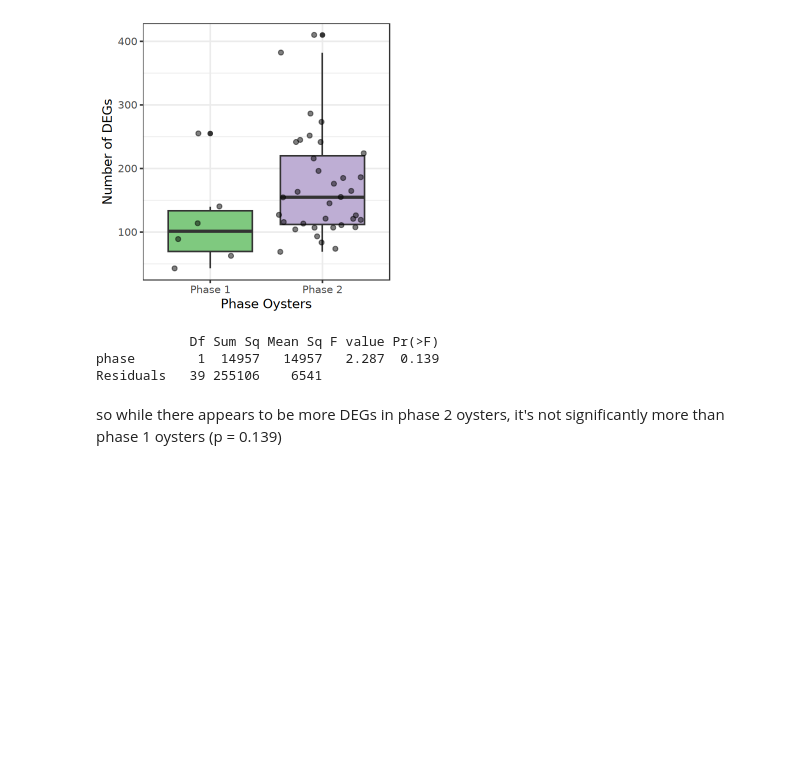
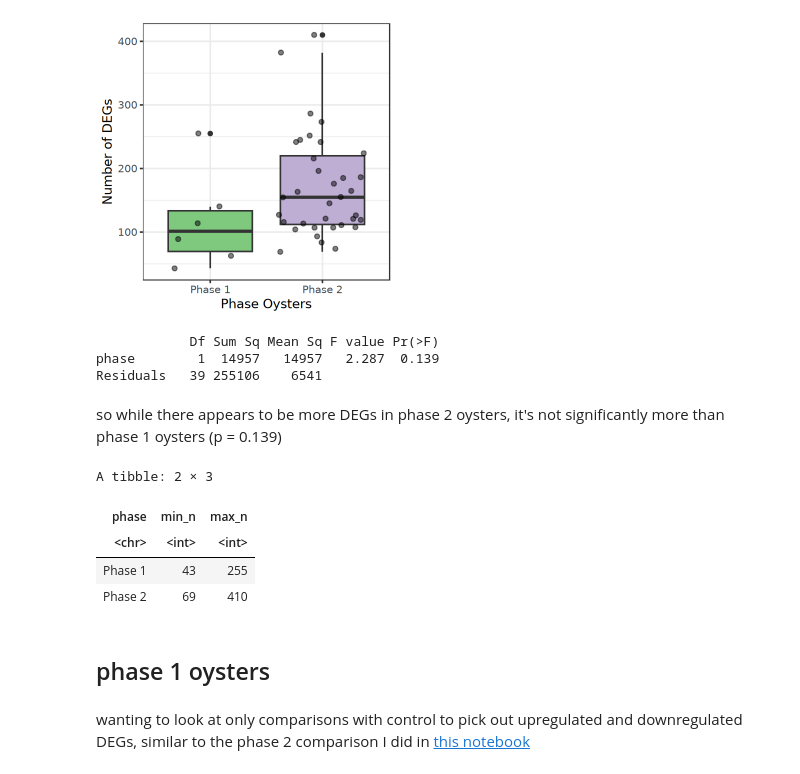
Before and after one commit to jgmcdonough/CE24_RNA-seq, a Jupyter notebook: analysis/diff_expression/deg_plasticity.ipynb, the cells around one changed output. Cells and saved outputs as stored; diff of their text form; code cells hidden in the pictures; blank space fills up the shorter version.

```diff
--- a/analysis/diff_expression/deg_plasticity.ipynb
+++ b/analysis/diff_expression/deg_plasticity.ipynb
@@ -243,3 +231,20 @@ phase        1  14957   14957   2.287  0.139
 Residuals   39 255106    6541
 # %% [markdown]
 so while there appears to be more DEGs in phase 2 oysters, it's not significantly more than phase 1 oysters (p = 0.139)
+# %%
+deg.count %>%
+  group_by(phase) %>%
+  summarise(
+    min_n = min(n, na.rm = TRUE),
+    max_n = max(n, na.rm = TRUE)
+  )
+# %% [output]
+A tibble: 2 × 3
+| phase | min_n | max_n |
+| <chr> | <int> | <int> |
+| Phase 1 | 43 | 255 |
+| Phase 2 | 69 | 410 |
+# %% [markdown]
+## phase 1 oysters
+# %% [markdown]
+wanting to look at only comparisons with control to pick out upregulated and downregulated DEGs, similar to the phase 2 comparison I did in [this notebook](https://github.com/jgmcdonough/CE24_RNA-seq/blob/main/analysis/diff_expression/phase2_v_phase2/new_refGenome/upset_p2.v.p2.ipynb)
```
Also changed, not shown: parts of 4 cells of this notebook.
